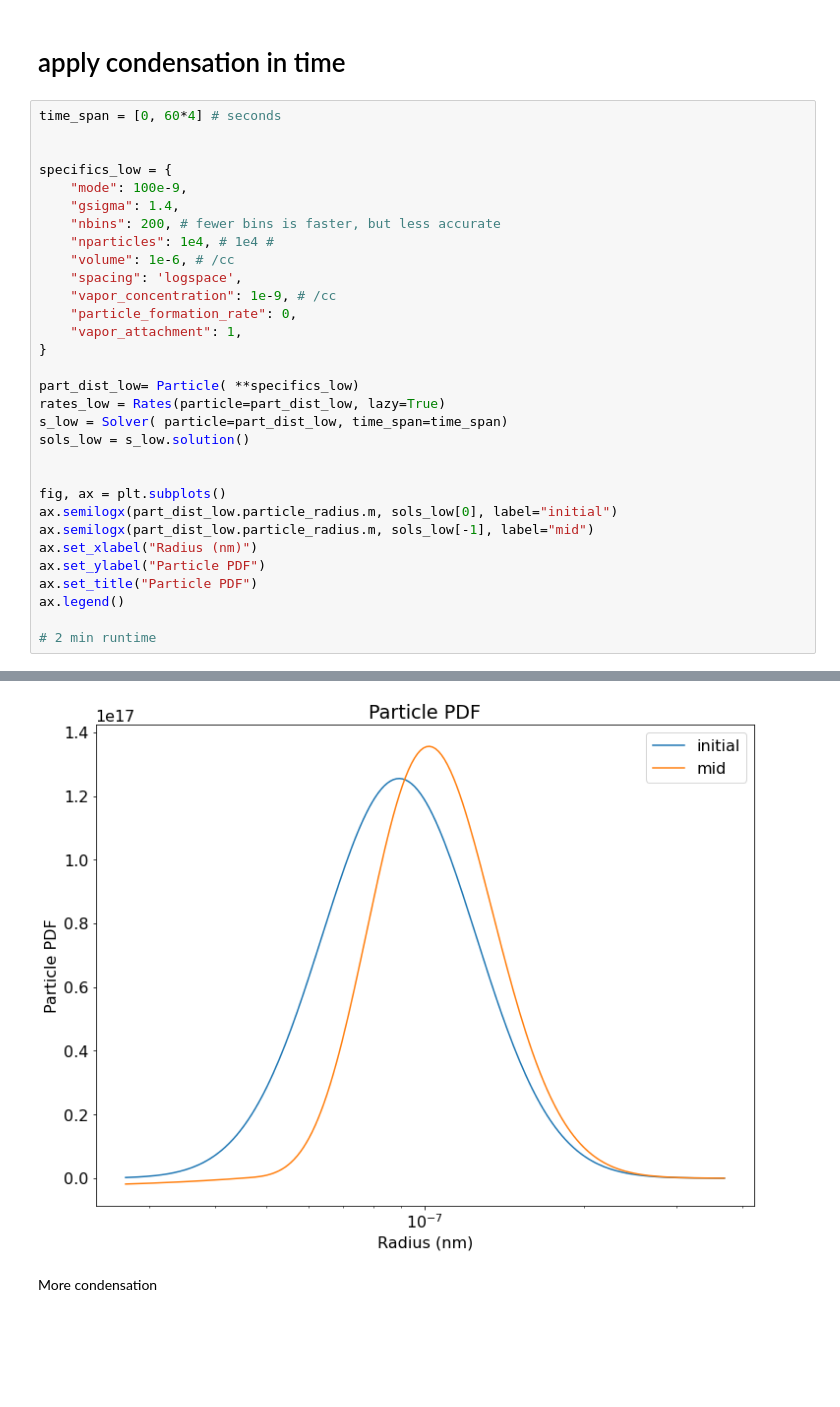
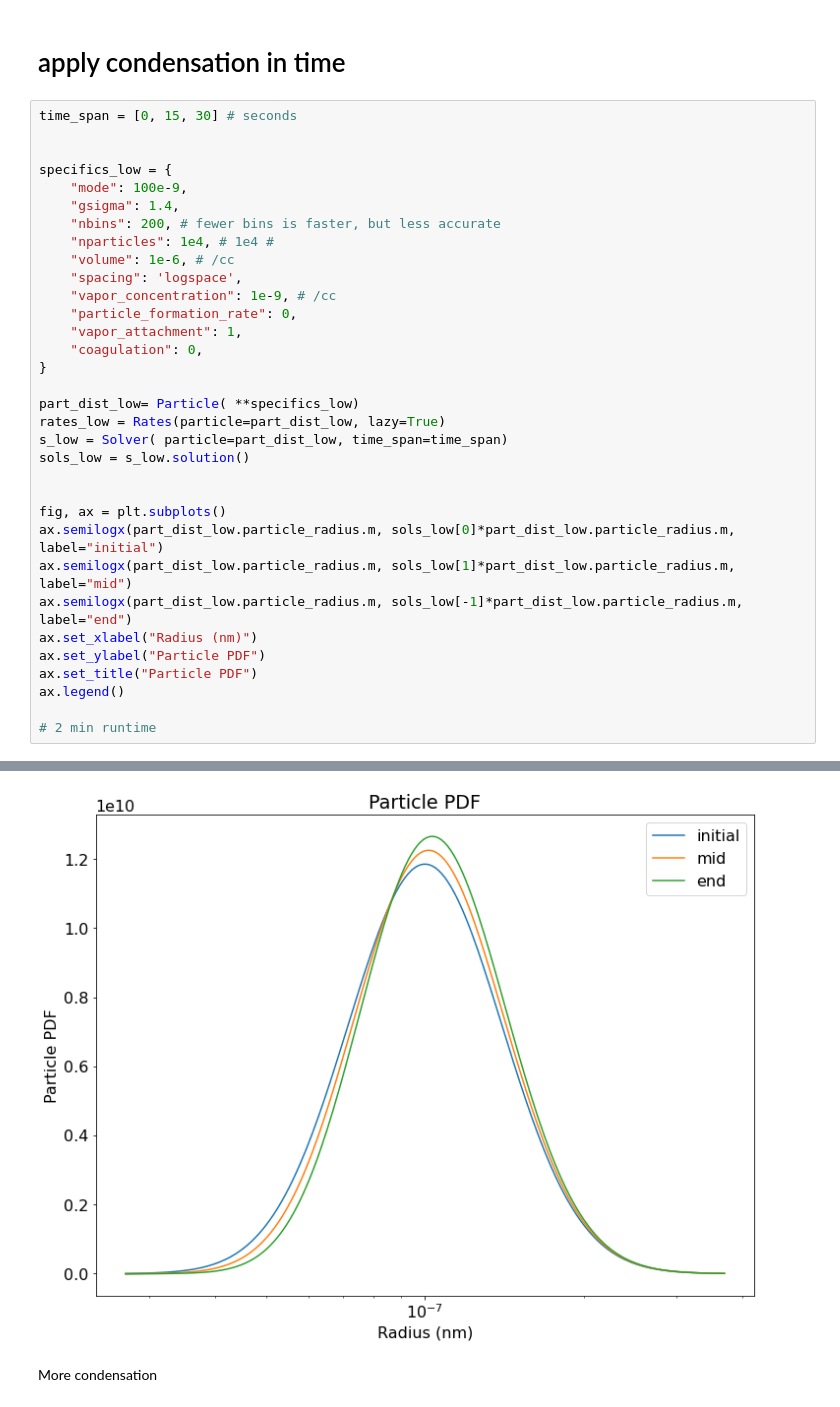
Before and after one commit to Gorkowski/Atmospheric_Science_Class, a Jupyter notebook: Classes/Part2/Lec_condensation_nucleation.ipynb, the cells around one changed output, grey strips where cells are left out. Cells and saved outputs as stored; diff of their text form; blank space fills up the shorter version.

```diff
--- a/Classes/Part2/Lec_condensation_nucleation.ipynb
+++ b/Classes/Part2/Lec_condensation_nucleation.ipynb
@@ -101,39 +101,41 @@ Text(0, 0.5, 'Particls [#/cc]')
 # %% [markdown]
 # apply condensation in time
 # %%
-time_span = [0, 60*4] # seconds
+time_span = [0, 15, 30] # seconds
 
 
 specifics_low = {
     "mode": 100e-9,
     "gsigma": 1.4,
     "nbins": 200, # fewer bins is faster, but less accurate
     "nparticles": 1e4, # 1e4 #
     "volume": 1e-6, # /cc
     "spacing": 'logspace',
     "vapor_concentration": 1e-9, # /cc
     "particle_formation_rate": 0,
     "vapor_attachment": 1,
+    "coagulation": 0,
 }
 
 part_dist_low= Particle( **specifics_low)
 rates_low = Rates(particle=part_dist_low, lazy=True)
 s_low = Solver( particle=part_dist_low, time_span=time_span)
 sols_low = s_low.solution()
 
 
 fig, ax = plt.subplots()
-ax.semilogx(part_dist_low.particle_radius.m, sols_low[0], label="initial")
-ax.semilogx(part_dist_low.particle_radius.m, sols_low[-1], label="mid")
+ax.semilogx(part_dist_low.particle_radius.m, sols_low[0]*part_dist_low.particle_radius.m, label="initial")
+ax.semilogx(part_dist_low.particle_radius.m, sols_low[1]*part_dist_low.particle_radius.m, label="mid")
+ax.semilogx(part_dist_low.particle_radius.m, sols_low[-1]*part_dist_low.particle_radius.m, label="end")
 ax.set_xlabel("Radius (nm)")
 ax.set_ylabel("Particle PDF")
 ax.set_title("Particle PDF")
 ax.legend()
 
 # 2 min runtime
 # %% [output]
 <matplotlib.legend.Legend at 0x...>
-[figure, old version]
+[figure, new version]
 # %% [markdown]
 More condensation
 # %%
```
Also changed, not shown: parts of 4 cells of this notebook.
